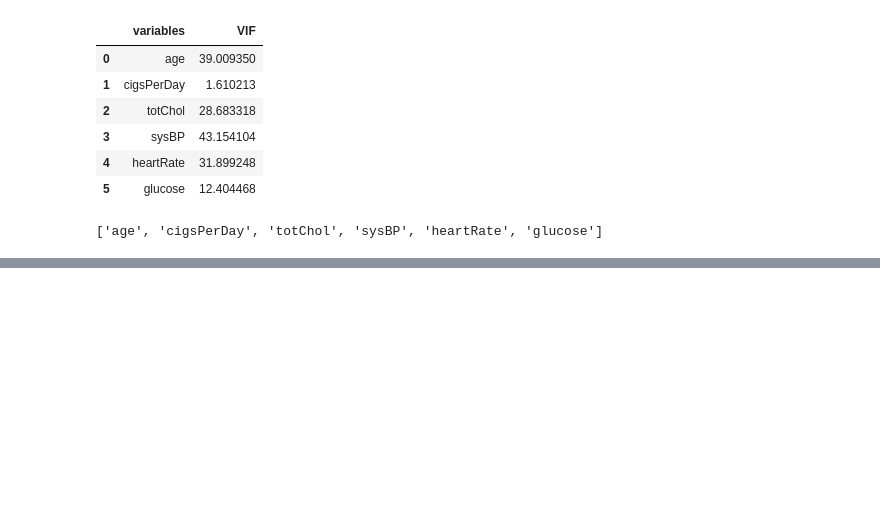
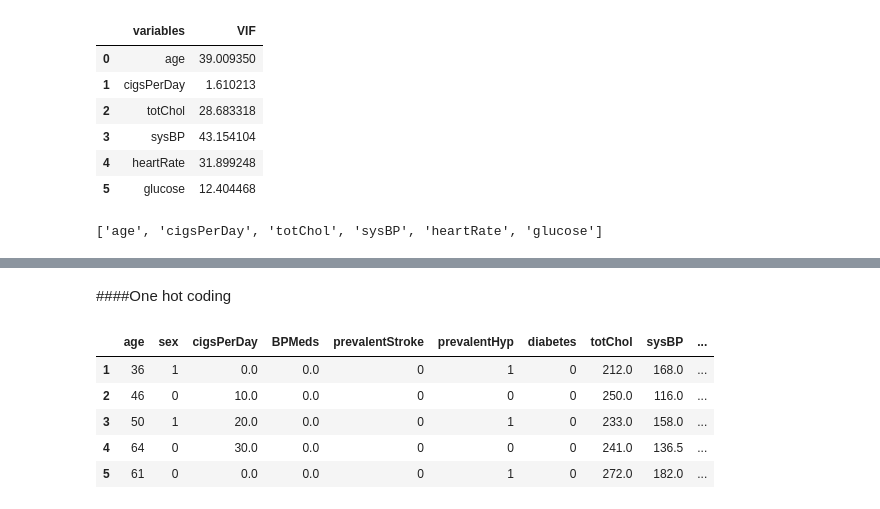
Before and after one commit to snehahampapura/Cardiovascular-Risk-Prediction, a Jupyter notebook: Cardiovascular_Risk_Prediction.ipynb, the cells around one changed output, grey strips where cells are left out. Cells and saved outputs as stored; diff of their text form; code cells hidden in the pictures; blank space fills up the shorter version.

```diff
--- a/Cardiovascular_Risk_Prediction.ipynb
+++ b/Cardiovascular_Risk_Prediction.ipynb
@@ -425,0 +452,16 @@ numerical_features
+# %% [markdown]
+####One hot coding
+# %%
+encoders_nums = {"sex":{"M":1,"F":0},"is_smoking":{"YES":1,"NO":0}}
+# %%
+dataset.drop('is_smoking',axis=1,inplace=True)
+# %%
+dataset = dataset.replace(encoders_nums)
+dataset.head()
+# %% [output]
+|  | age | sex | cigsPerDay | BPMeds | prevalentStroke | prevalentHyp | diabetes | totChol | sysBP | ... |
+| 1 | 36 | 1 | 0.0 | 0.0 | 0 | 1 | 0 | 212.0 | 168.0 | ... |
+| 2 | 46 | 0 | 10.0 | 0.0 | 0 | 0 | 0 | 250.0 | 116.0 | ... |
+| 3 | 50 | 1 | 20.0 | 0.0 | 0 | 1 | 0 | 233.0 | 158.0 | ... |
+| 4 | 64 | 0 | 30.0 | 0.0 | 0 | 0 | 0 | 241.0 | 136.5 | ... |
+| 5 | 61 | 0 | 0.0 | 0.0 | 0 | 1 | 0 | 272.0 | 182.0 | ... |
```
Also changed, not shown: parts of 53 cells of this notebook.
